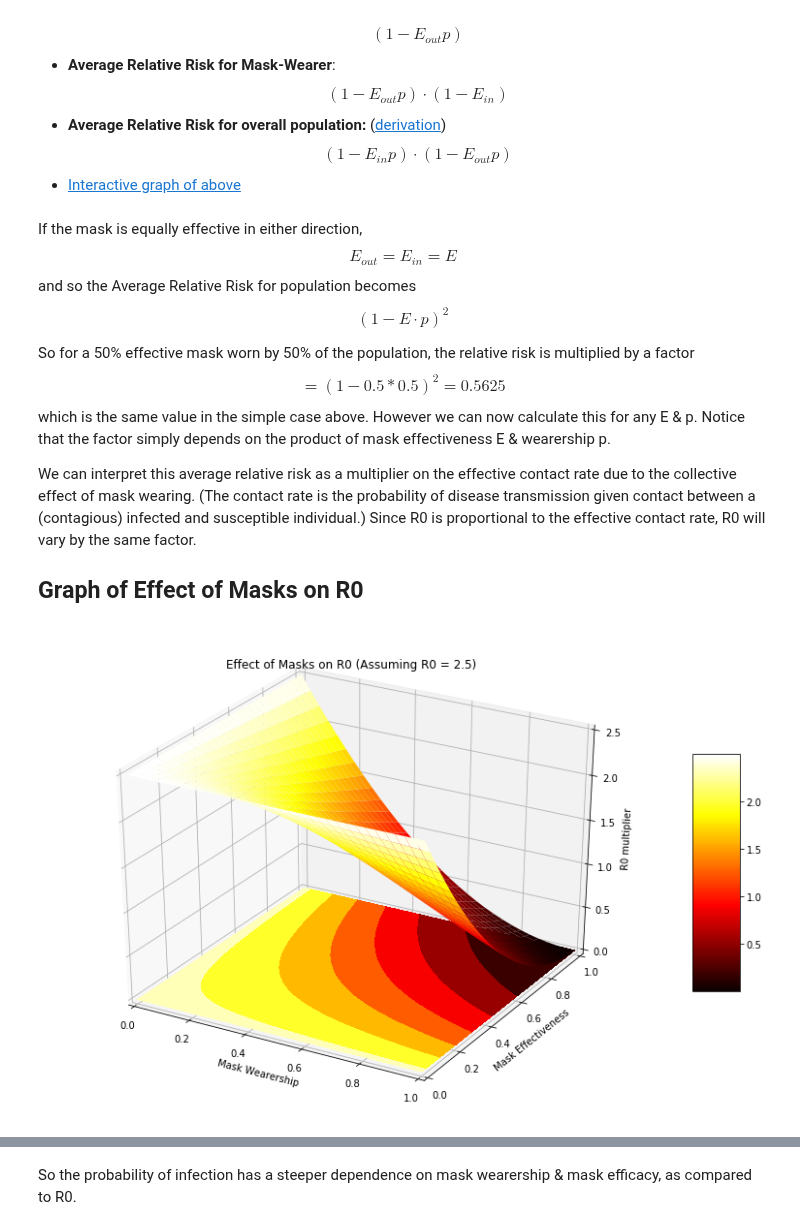
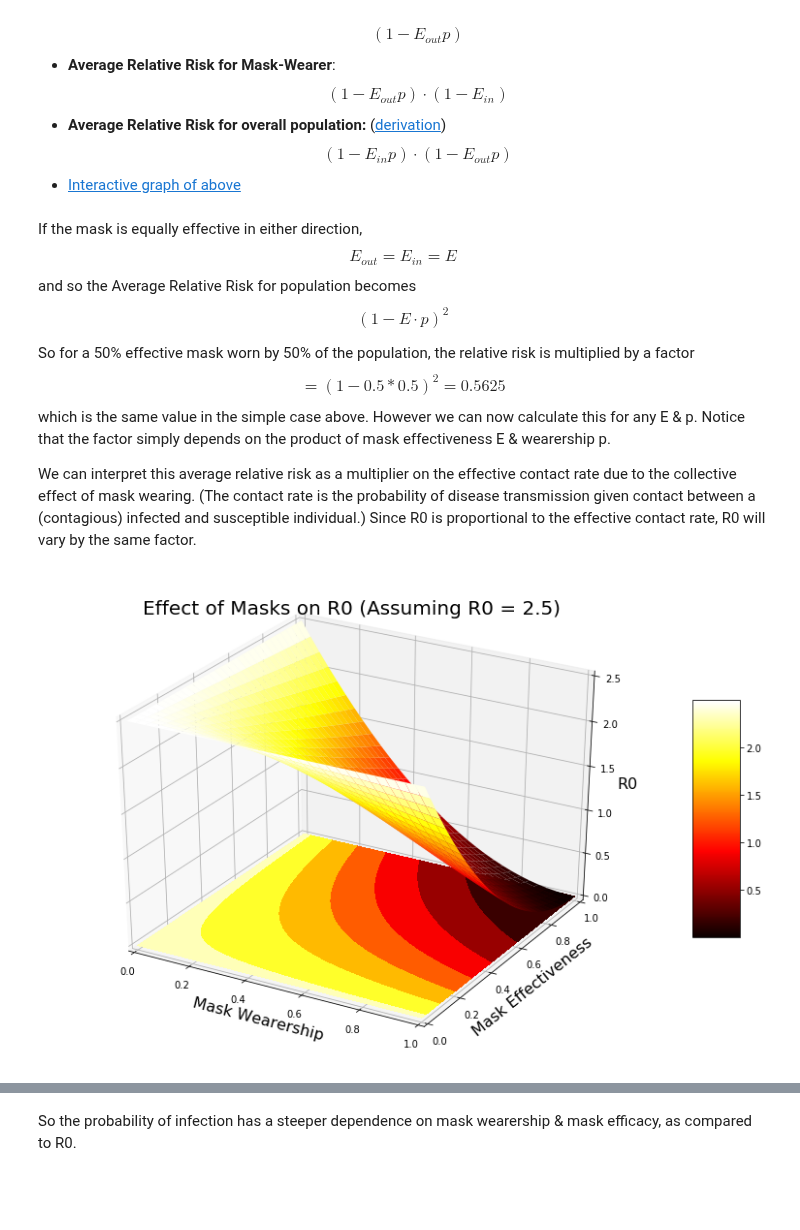
Before and after one commit to aatishb/maskmath, a Jupyter notebook: model/The Collective Benefit of Wearing Masks.ipynb, the cells around one changed output, grey strips where cells are left out. Drawn from its saved outputs; the diff is of its cells as text; code cells hidden in the pictures; blank space fills up the shorter version.

```diff
--- a/model/The Collective Benefit of Wearing Masks.ipynb
+++ b/model/The Collective Benefit of Wearing Masks.ipynb
@@ -46,8 +46,6 @@ If the mask is equally effective in either direction, $$E_{out} = E_{in} = E$$ a
 So for a 50% effective mask worn by 50% of the population, the relative risk is multiplied by a factor $$=(1 - 0.5*0.5)^2 = 0.5625$$ which is the same value in the simple case above. However we can now calculate this for any E & p. Notice that the factor simply depends on the product of mask effectiveness E & wearership p.
 
 We can interpret this average relative risk as a multiplier on the effective contact rate due to the collective effect of mask wearing. (The contact rate is the probability of disease transmission given contact between a (contagious) infected and susceptible individual.) Since R0 is proportional to the effective contact rate, R0 will vary by the same factor.
-
-## Graph of Effect of Masks on R0
 # %%
 # https://www.geeksforgeeks.org/3d-surface-plotting-in-python-using-matplotlib/
 
@@ -71,38 +69,38 @@ my_cmap = plt.get_cmap('hot')
 # Creating plot
 surf = ax.plot_surface(x, y, z,
                        rstride = 1,
                        cstride = 1,
                        alpha = 1,
                        cmap = my_cmap)
 cset = ax.contourf(x, y, z,
                    zdir ='z',
                    offset = np.min(z),
                    cmap = my_cmap)
 cset = ax.contourf(x, y, z,
                    zdir ='x',
                    offset =-5,
                    cmap = my_cmap)
 cset = ax.contourf(x, y, z,
                    zdir ='y',
                    offset = 5,
                    cmap = my_cmap)
 fig.colorbar(surf, ax = ax,
              shrink = 0.5,
              aspect = 5)
 
 # Adding labels
-ax.set_xlabel('Mask Wearership')
+ax.set_xlabel('Mask Wearership', fontsize = 16)
 ax.set_xlim(0, 1)
-ax.set_ylabel('Mask Effectiveness')
+ax.set_ylabel('Mask Effectiveness', fontsize = 16)
 ax.set_ylim(0, 1)
-ax.set_zlabel('R0 multiplier')
+ax.set_zlabel('R0', fontsize = 16)
 ax.set_zlim(np.min(z), np.max(z))
-ax.set_title('Effect of Masks on R0 (Assuming R0 = 2.5)')
+ax.set_title('Effect of Masks on R0 (Assuming R0 = 2.5)', fontsize = 20)
 
 # show plot
 plt.show()
 # %% [output]
-[figure, old version]
+[figure, new version]
 # %% [markdown]
 Note that the quadratic dependence leads to a steeper than linear falloff on increasing p, i.e. a small increase in p has a quadratic effect on lowering R0. If 70% of people wore a 70% effective mask, the effect would be to lower R0 by a factor of 4.
 
```
Also changed, not shown: parts of 3 cells of this notebook.
